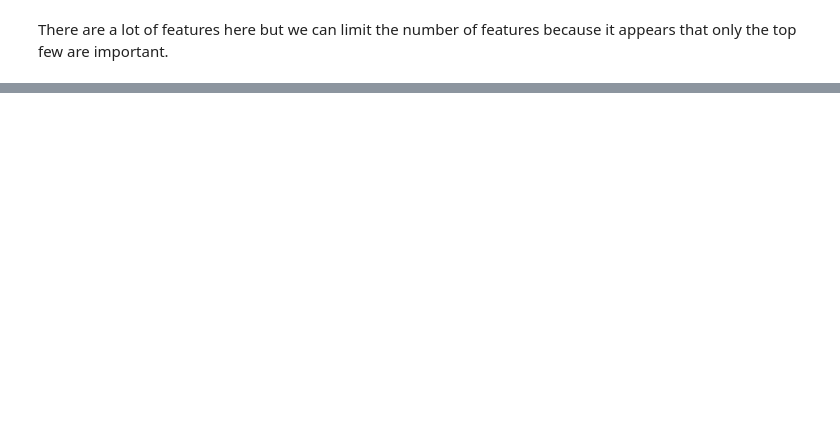
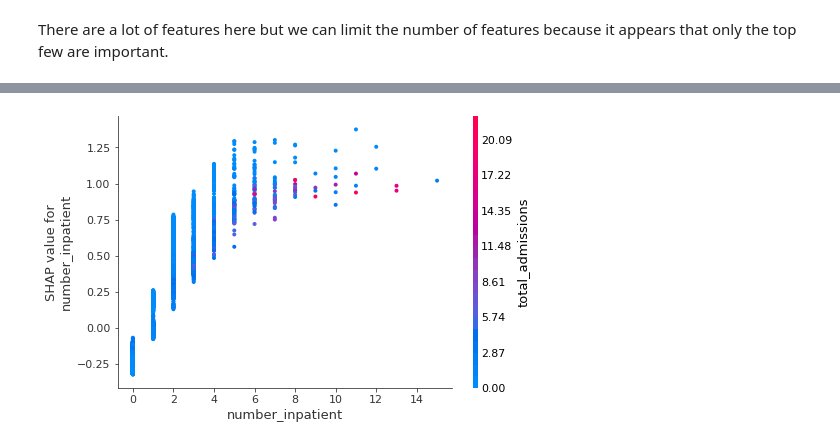
Before and after one commit to Sangha05/Diabetes_Readmission, a Jupyter notebook: Short Term Risk Prediction With XGBoost V3.ipynb, the cells around one changed output, grey strips where cells are left out. Cells and saved outputs as stored; diff of their text form; code cells hidden in the pictures; blank space fills up the shorter version.

```diff
--- a/Short Term Risk Prediction With XGBoost V3.ipynb
+++ b/Short Term Risk Prediction With XGBoost V3.ipynb
@@ -214,0 +232,4 @@ plt.show()
+# %%
+shap.dependence_plot('number_inpatient', shap_values, X_test)
+# %% [output]
+[figure, added]
```
Also changed, not shown: parts of 28 cells of this notebook, 4 other files.
